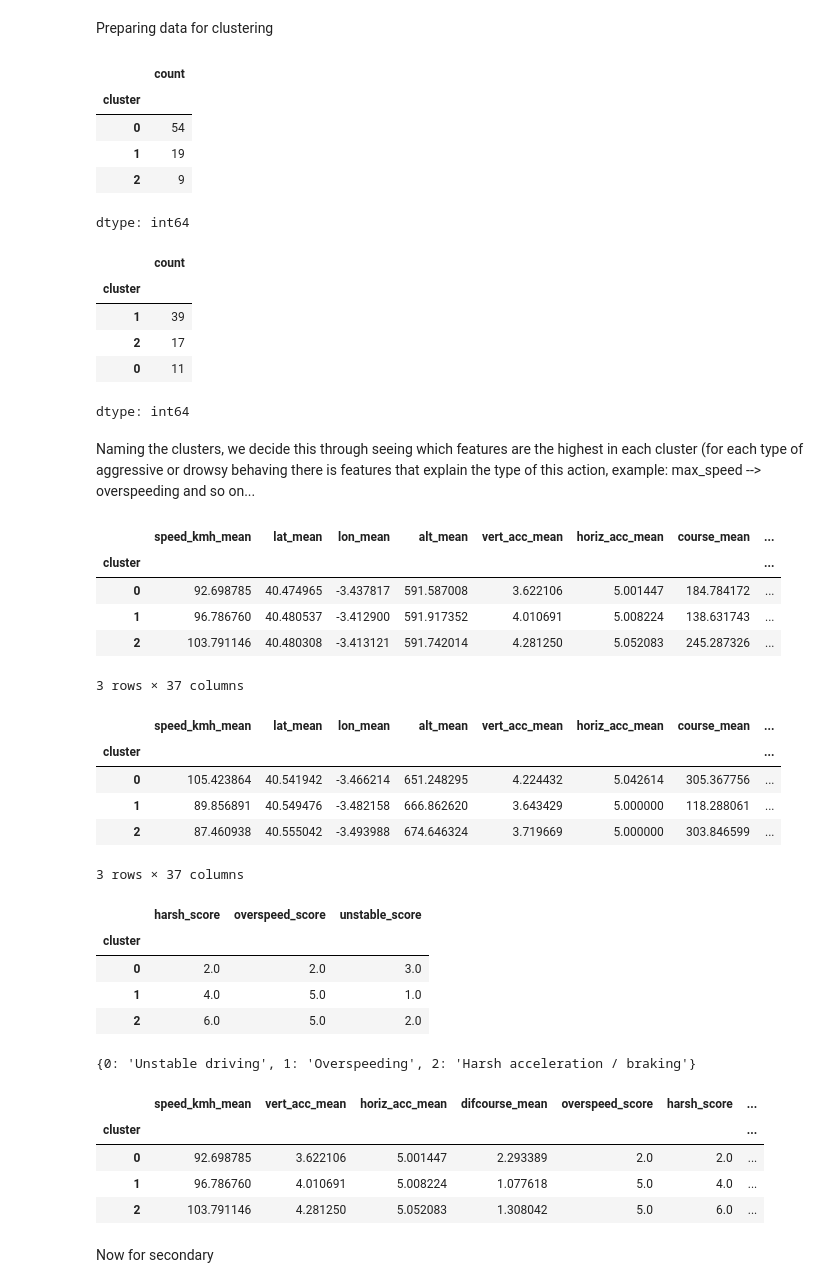
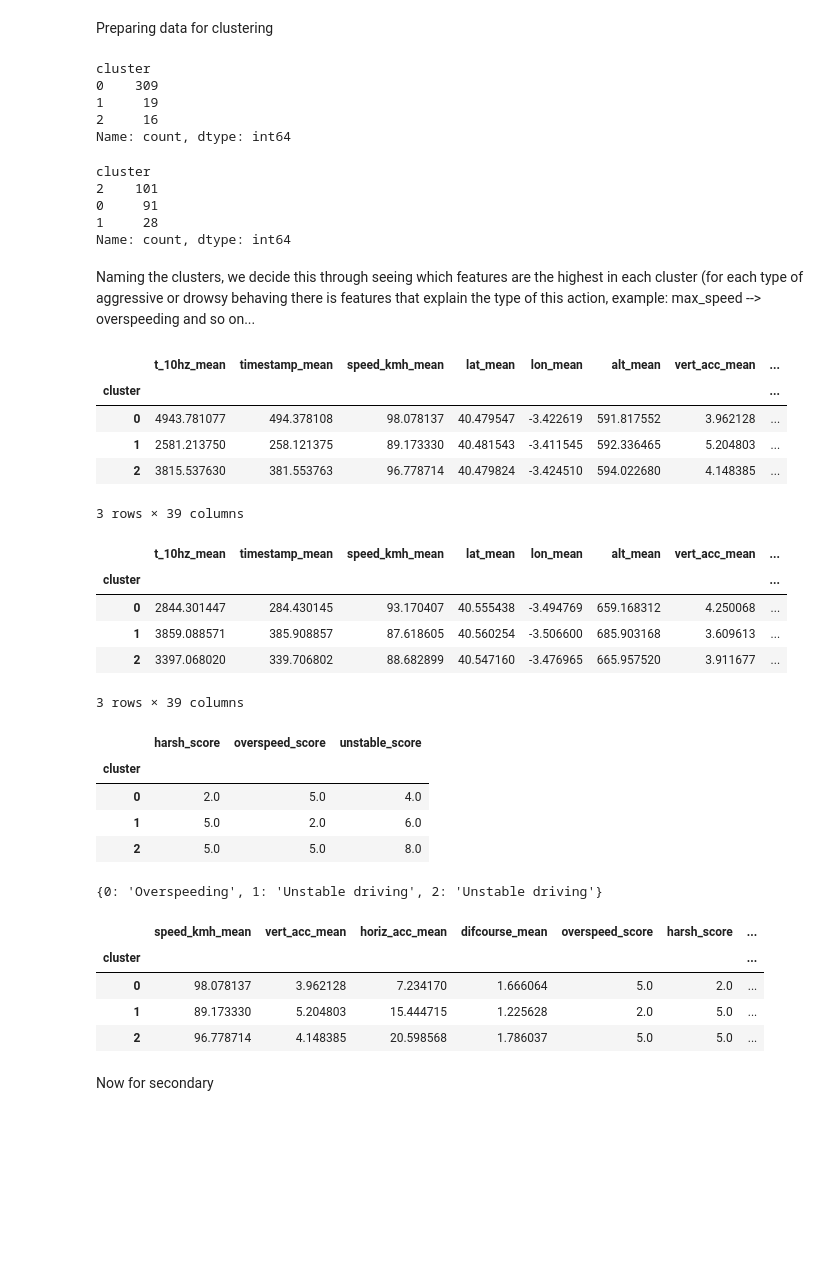
Before and after one commit to Lornatt88/DriveIQ, a Jupyter notebook: ml-model/notebooks/03_knn_alerts_performance.ipynb, the cells around one changed output. Cells and saved outputs as stored; diff of their text form; code cells hidden in the pictures; blank space fills up the shorter version.

```diff
--- a/ml-model/notebooks/03_knn_alerts_performance.ipynb
+++ b/ml-model/notebooks/03_knn_alerts_performance.ipynb
@@ -4,8 +4,8 @@ import pandas as pd
 from sklearn.preprocessing import StandardScaler
 from sklearn.neighbors import NearestNeighbors
 # %%
-motor_df = pd.read_csv("motor_window_features.csv")
-secondary_df = pd.read_csv("secondary_window_features.csv")
+motor_df = pd.read_csv("motor_window_features_10Hz_KNN_ready.csv")
+secondary_df = pd.read_csv("secondary_window_features_10Hz_KNN_ready.csv")
 
 print("Motor windows:", motor_df.shape)
 print("Secondary windows:", secondary_df.shape)
@@ -163,12 +162,11 @@ motor_clusters = motor_kmeans.fit_predict(motor_X)
 motor_abnormal["cluster"] = motor_clusters
 motor_abnormal["cluster"].value_counts()
 # %% [output]
-|  | count |
-| cluster |  |
-| 0 | 54 |
-| 1 | 19 |
-| 2 | 9 |
-dtype: int64
+cluster
+0    309
+1     19
+2     16
+Name: count, dtype: int64
 # %%
 secondary_kmeans = KMeans(
     n_clusters=3,
@@ -181,12 +179,11 @@ secondary_clusters = secondary_kmeans.fit_predict(secondary_X)
 secondary_abnormal["cluster"] = secondary_clusters
 secondary_abnormal["cluster"].value_counts()
 # %% [output]
-|  | count |
-| cluster |  |
-| 1 | 39 |
-| 2 | 17 |
-| 0 | 11 |
-dtype: int64
+cluster
+2    101
+0     91
+1     28
+Name: count, dtype: int64
 # %% [markdown]
 Naming the clusters, we decide this through seeing which features are the highest in each cluster (for each type of aggressive or drowsy behaving there is features that explain the type of this action, example: max_speed --> overspeeding and so on...
 # %%
@@ -199,12 +196,12 @@ motor_cluster_summary = (
 
 motor_cluster_summary
 # %% [output]
-|  | speed_kmh_mean | lat_mean | lon_mean | alt_mean | vert_acc_mean | horiz_acc_mean | course_mean | ... |
+|  | t_10hz_mean | timestamp_mean | speed_kmh_mean | lat_mean | lon_mean | alt_mean | vert_acc_mean | ... |
 | cluster |  |  |  |  |  |  |  | ... |
-| 0 | 92.698785 | 40.474965 | -3.437817 | 591.587008 | 3.622106 | 5.001447 | 184.784172 | ... |
-| 1 | 96.786760 | 40.480537 | -3.412900 | 591.917352 | 4.010691 | 5.008224 | 138.631743 | ... |
-| 2 | 103.791146 | 40.480308 | -3.413121 | 591.742014 | 4.281250 | 5.052083 | 245.287326 | ... |
+| 0 | 4943.781077 | 494.378108 | 98.078137 | 40.479547 | -3.422619 | 591.817552 | 3.962128 | ... |
+| 1 | 2581.213750 | 258.121375 | 89.173330 | 40.481543 | -3.411545 | 592.336465 | 5.204803 | ... |
+| 2 | 3815.537630 | 381.553763 | 96.778714 | 40.479824 | -3.424510 | 594.022680 | 4.148385 | ... |
-3 rows × 37 columns
+3 rows × 39 columns
 # %%
 # Look at average feature values per cluster (secondary)
 secondary_cluster_summary = (
@@ -215,36 +212,38 @@ secondary_cluster_summary = (
 
 secondary_cluster_summary
 # %% [output]
-|  | speed_kmh_mean | lat_mean | lon_mean | alt_mean | vert_acc_mean | horiz_acc_mean | course_mean | ... |
+|  | t_10hz_mean | timestamp_mean | speed_kmh_mean | lat_mean | lon_mean | alt_mean | vert_acc_mean | ... |
 | cluster |  |  |  |  |  |  |  | ... |
-| 0 | 105.423864 | 40.541942 | -3.466214 | 651.248295 | 4.224432 | 5.042614 | 305.367756 | ... |
-| 1 | 89.856891 | 40.549476 | -3.482158 | 666.862620 | 3.643429 | 5.000000 | 118.288061 | ... |
-| 2 | 87.460938 | 40.555042 | -3.493988 | 674.646324 | 3.719669 | 5.000000 | 303.846599 | ... |
+| 0 | 2844.301447 | 284.430145 | 93.170407 | 40.555438 | -3.494769 | 659.168312 | 4.250068 | ... |
+| 1 | 3859.088571 | 385.908857 | 87.618605 | 40.560254 | -3.506600 | 685.903168 | 3.609613 | ... |
+| 2 | 3397.068020 | 339.706802 | 88.682899 | 40.547160 | -3.476965 | 665.957520 | 3.911677 | ... |
-3 rows × 37 columns
+3 rows × 39 columns
 # %%
 motor_cluster_summary["harsh_score"] = (
     motor_cluster_summary["vert_acc_mean"].rank() +
     motor_cluster_summary["horiz_acc_mean"].rank()
 )
 
 motor_cluster_summary["overspeed_score"] = (
     motor_cluster_summary["speed_kmh_mean"].rank() +
     motor_cluster_summary["speed_ratio_mean"].rank()
 )
 
 motor_cluster_summary["unstable_score"] = (
     motor_cluster_summary["difcourse_mean"].rank()
+    + motor_cluster_summary["horiz_acc_mean"].rank()
+    + motor_cluster_summary["course_mean"].rank()
 )
 
 motor_cluster_summary[
     ["harsh_score", "overspeed_score", "unstable_score"]
 ]
 # %% [output]
 |  | harsh_score | overspeed_score | unstable_score |
 | cluster |  |  |  |
-| 0 | 2.0 | 2.0 | 3.0 |
-| 1 | 4.0 | 5.0 | 1.0 |
-| 2 | 6.0 | 5.0 | 2.0 |
+| 0 | 2.0 | 5.0 | 4.0 |
+| 1 | 5.0 | 2.0 | 6.0 |
+| 2 | 5.0 | 5.0 | 8.0 |
 # %%
 motor_cluster_labels = {}
 
@@ -261,7 +260,7 @@ for cluster_id, row in motor_cluster_summary.iterrows():
 
 motor_cluster_labels
 # %% [output]
-{0: 'Unstable driving', 1: 'Overspeeding', 2: 'Harsh acceleration / braking'}
+{0: 'Overspeeding', 1: 'Unstable driving', 2: 'Unstable driving'}
 # %%
 motor_cluster_summary[
     ["speed_kmh_mean", "vert_acc_mean", "horiz_acc_mean", "difcourse_mean",
@@ -270,9 +269,9 @@ motor_cluster_summary[
 # %% [output]
 |  | speed_kmh_mean | vert_acc_mean | horiz_acc_mean | difcourse_mean | overspeed_score | harsh_score | ... |
 | cluster |  |  |  |  |  |  | ... |
-| 0 | 92.698785 | 3.622106 | 5.001447 | 2.293389 | 2.0 | 2.0 | ... |
-| 1 | 96.786760 | 4.010691 | 5.008224 | 1.077618 | 5.0 | 4.0 | ... |
-| 2 | 103.791146 | 4.281250 | 5.052083 | 1.308042 | 5.0 | 6.0 | ... |
+| 0 | 98.078137 | 3.962128 | 7.234170 | 1.666064 | 5.0 | 2.0 | ... |
+| 1 | 89.173330 | 5.204803 | 15.444715 | 1.225628 | 2.0 | 5.0 | ... |
+| 2 | 96.778714 | 4.148385 | 20.598568 | 1.786037 | 5.0 | 5.0 | ... |
 # %% [markdown]
 Now for secondary
 # %%
```
Also changed, not shown: parts of 25 cells of this notebook.
